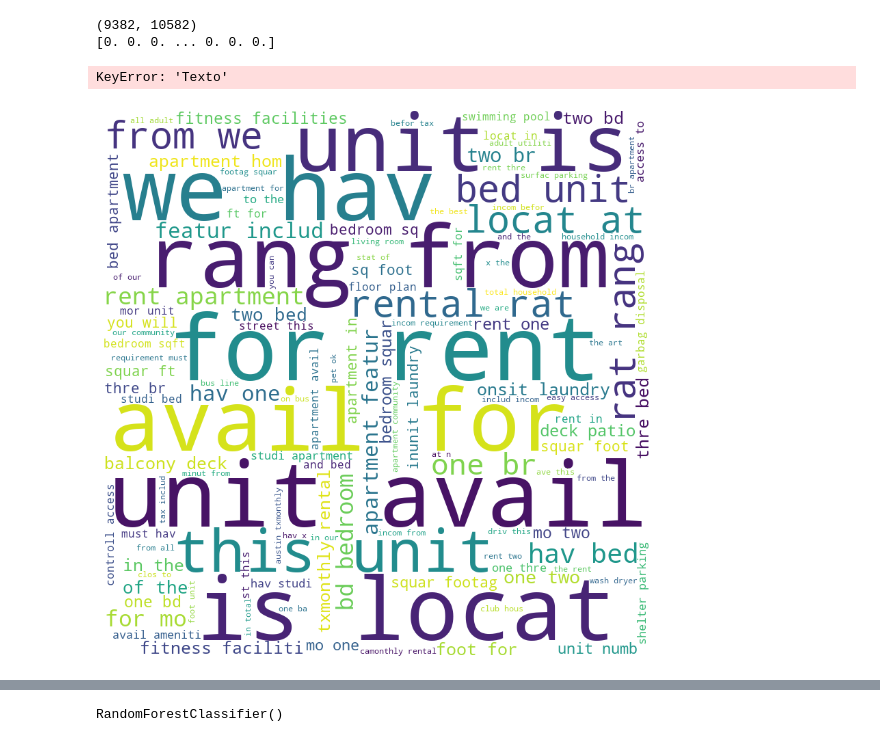
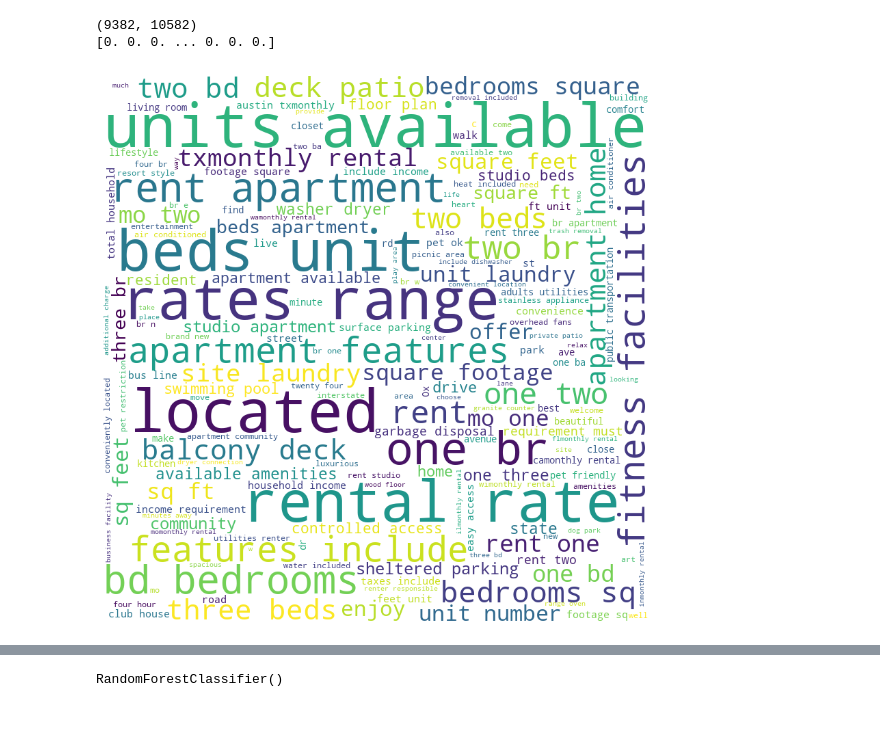
Before and after one commit to Analitica-2025-01/Proyecto-1, a Jupyter notebook: Limpieza de Datos/Limpieza.ipynb, the cells around one changed output, grey strips where cells are left out. Drawn from its saved outputs; the diff is of its cells as text; code cells hidden in the pictures.

Commit message:
word clouds

```diff
--- a/Limpieza de Datos/Limpieza.ipynb
+++ b/Limpieza de Datos/Limpieza.ipynb
@@ -520,6 +541,7 @@ def procesar(texto):
 # %%
 df_procesado = df_text.copy()
 df_procesado['Texto'] = df_text['title'] + ' ' + df_text['body']
+df_procesado['Texto_Sin_Procesar'] = df_procesado['Texto']
 df_procesado['Texto'] = df_procesado['Texto'].apply(procesar)
 df_procesado.head()
 # %% [output]
@@ -612,11 +634,7 @@ def mostrar_grafico(palabras,stopwords=[]):
     plt.tight_layout(pad = 0)
 
     plt.show()
-# %%
-df_text['Texto']
-# %% [output]
-KeyError: 'Texto'
 # %%
-mostrar_grafico(df_procesado['Texto'], stopwords=stop_words)
+mostrar_grafico(df_procesado['Texto_Sin_Procesar'], stopwords=stop_words)
 # %% [output]
-[figure, old version]
+[figure, new version]
```
Also changed, not shown: parts of 7 cells of this notebook.
